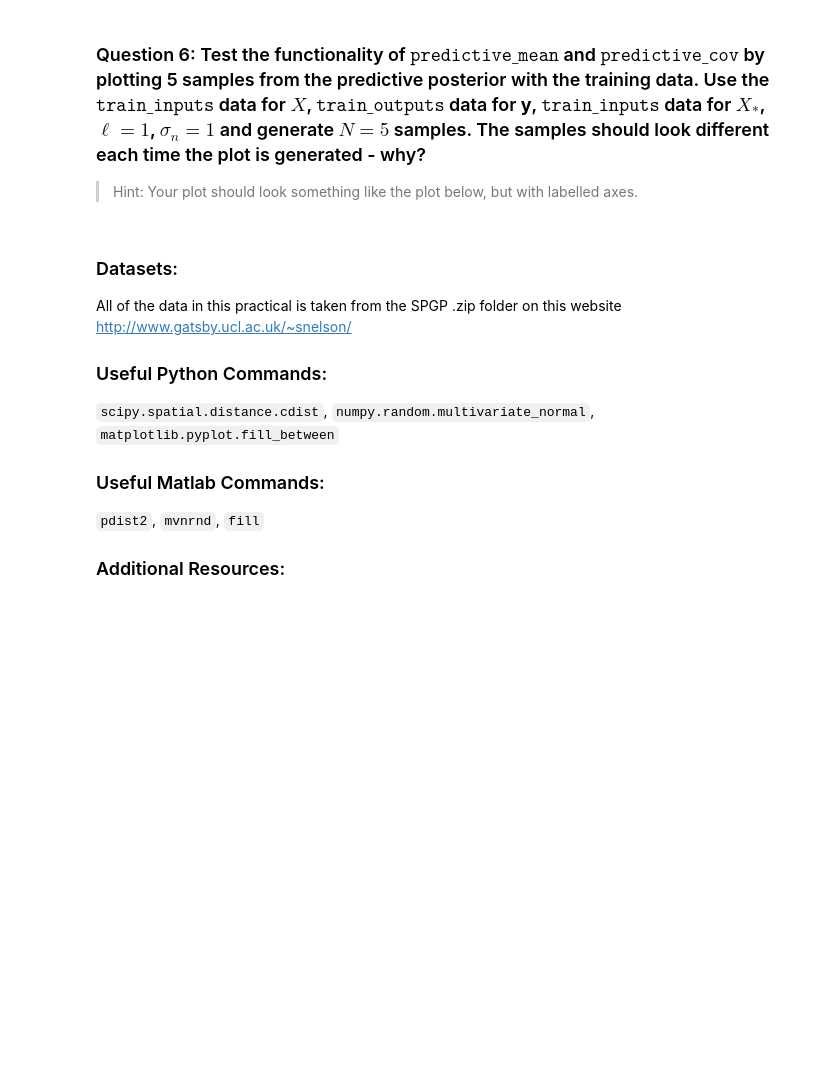
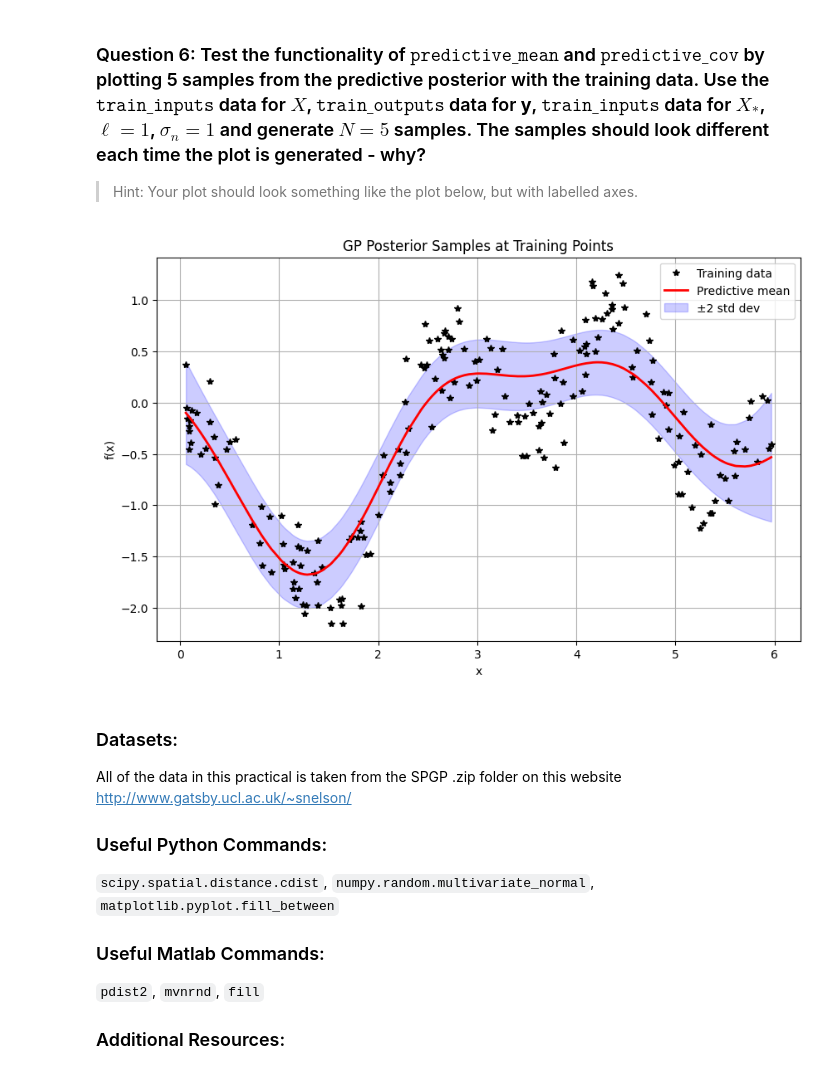
Before and after one commit to keys-i/COMP4702, a Jupyter notebook: src/W12.ipynb, the cells around one changed output. Saved outputs shown, nothing was run; the diff lists cells and outputs as text; code cells hidden in the pictures; blank space fills up the shorter version.

```diff
--- a/src/W12.ipynb
+++ b/src/W12.ipynb
@@ -246,11 +259,11 @@ def plot_gp_posterior_samples(X, y, ell, sigma_n, N):
 
     # Plot
     plt.figure(figsize=(10, 6))
-    for i in range(N):
-        plt.plot(X.ravel(), samples[i], label=f'Sample {i+1}')
-    plt.plot(X, y, 'ko', label='Training data')
+    # for i in range(N):
+    #     plt.plot(X.ravel(), samples[i], label=f'Sample {i+1}')
+    plt.plot(X, y, 'k*', label='Training data')
     plt.plot(X.ravel(), mu, 'r-', lw=2, label='Predictive mean')
-    plt.fill_between(X.ravel(), mu - 2*std, mu + 2*std, color='red', alpha=0.2, label='±2 std dev')
+    plt.fill_between(X.ravel(), mu - 2*std, mu + 2*std, color='blue', alpha=0.2, label='±2 std dev')
 
     plt.title("GP Posterior Samples at Training Points")
     plt.xlabel("x")
@@ -259,10 +272,20 @@ def plot_gp_posterior_samples(X, y, ell, sigma_n, N):
     plt.legend()
     plt.show()
 # %%
-train_inputs = np.array([[1.0], [3.0], [5.0]])
-train_outputs = np.sin(train_inputs)
+train_inputs = np.loadtxt('train_inputs').reshape(-1, 1)
+train_outputs = np.loadtxt('train_outputs').reshape(-1, 1)
 
-plot_gp_posterior_samples(train_inputs, train_outputs, ell=1.0, sigma_n=1.0, N=5)
+# Concatenate and sort by input values
+sorted_data = np.hstack((train_inputs, train_outputs))
+sorted_data = sorted_data[np.argsort(sorted_data[:, 0])]
+
+# Split back into inputs and outputs
+train_inputs = sorted_data[:, 0].reshape(-1, 1)
+train_outputs = sorted_data[:, 1].reshape(-1, 1)
+
+plot_gp_posterior_samples(train_inputs, train_outputs, ell=1.0, sigma_n=1.0, N=1)
+# %% [output]
+[figure, added]
 # %% [markdown]
 ### Datasets:
 All of the data in this practical is taken from the SPGP .zip folder on this website http://www.gatsby.ucl.ac.uk/~snelson/
```
Also changed, not shown: parts of 3 cells of this notebook.
